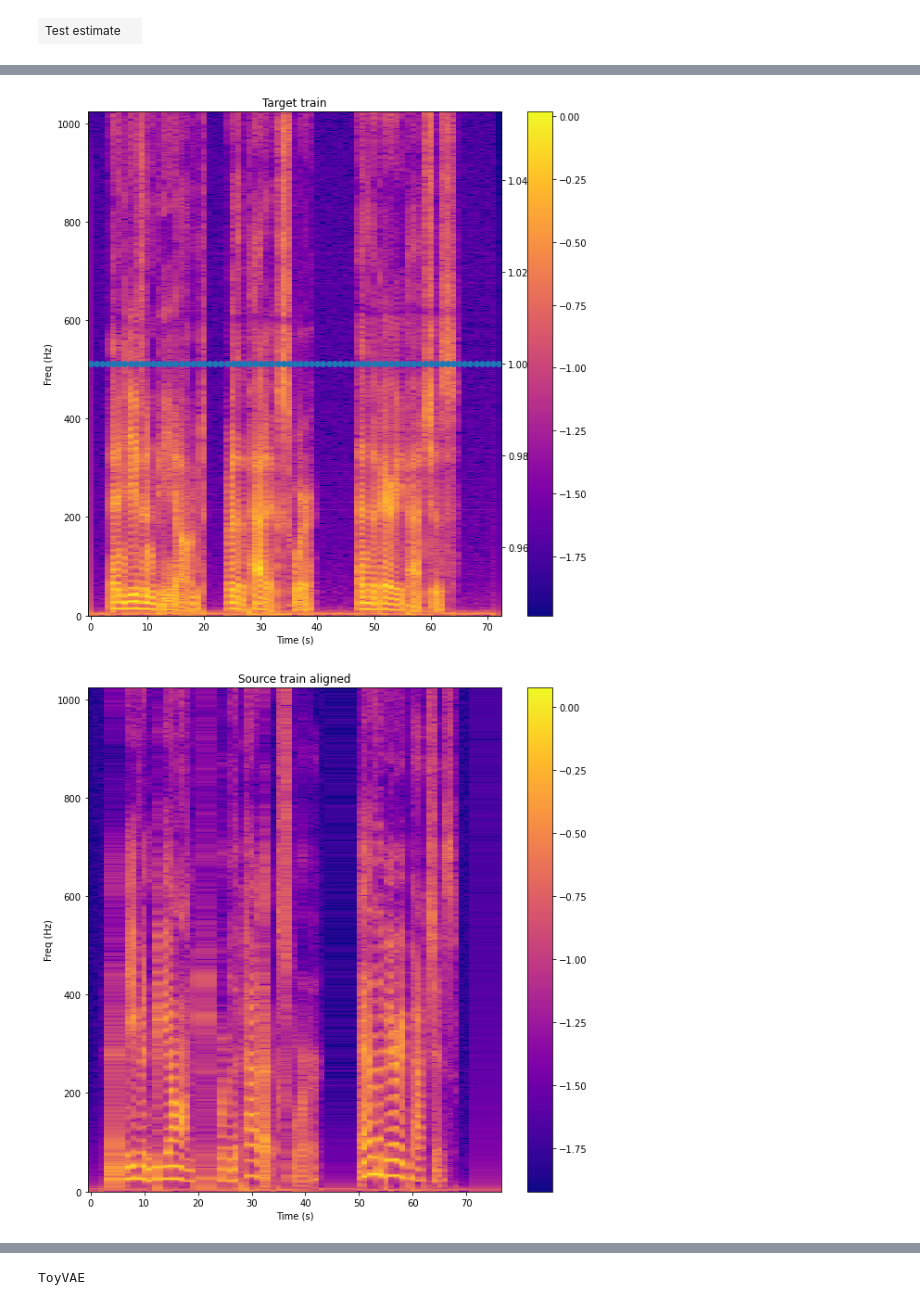
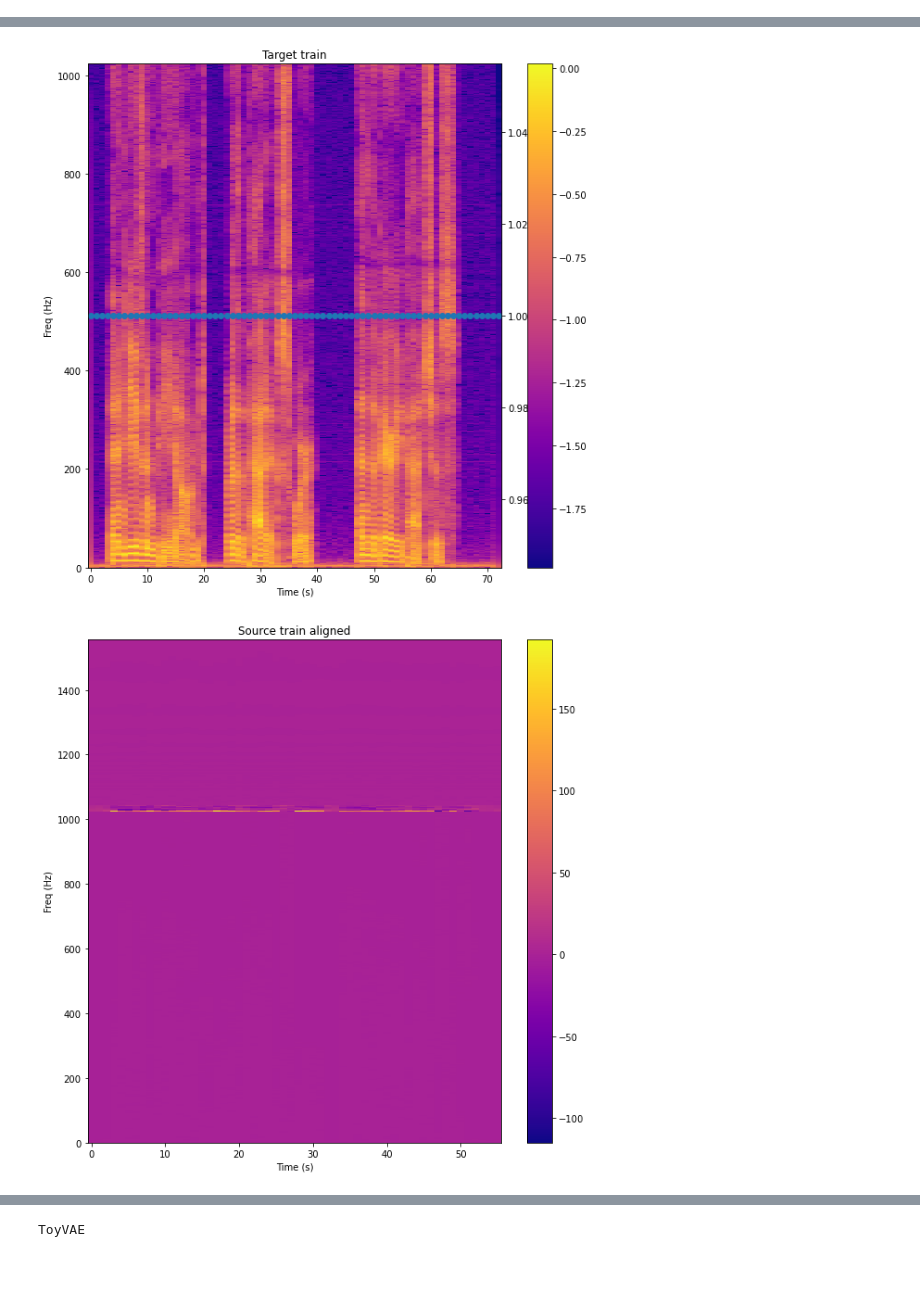
Before and after one commit to yunquian/CS-545-Project, a Jupyter notebook: model_playground.ipynb, the cells around one changed output, grey strips where cells are left out. Cells and saved outputs as stored; diff of their text form; code cells hidden in the pictures; blank space fills up the shorter version.

Commit message:
New input feature and model

```diff
--- a/model_playground.ipynb
+++ b/model_playground.ipynb
@@ -19,17 +22,20 @@ from data.metadata.vcc import (
     SanityMetadata, VCC2016TrainMetadata,
     VCC2016TrainAppendedMetadata)
 from models import save_model, load_model
-from models.vae import ToyVAE
+from models.vae import ToyVAE, MultiFeaturePerceptron
 from maml import reptile_train
-from data.transform import log_stft, db_to_amp, from_gen_model_output
+from data.transform import log_stft, db_to_amp
 from data import read_audio
-from data.dataset import TaskDataset, InputData
+from data.dataset import TaskDataset, InputData, from_gen_model_output
 from visualization import plot_spec
 from vocoder import griffin_lim
+
+plt.style.use({'figure.facecolor':'white'})
 # %%
 # meta_data = SanityMetadata()
 # meta_data = VCC2016TrainMetadata()
 meta_data = VCC2016TrainAppendedMetadata()
+ModelClass = MultiFeaturePerceptron
 # %%
 dataset = MetaDataset(meta_data)
 dataset.read_and_preprocess()
@@ -39,6 +45,6 @@ Data loaded 2021-11-21 23:38:35.806146
 # %%
 device = torch.device('cuda')
-model = ToyVAE().to(device)
+model = ModelClass().to(device)
 
 criterion = nn.MSELoss()
 # criterion = MelMSE(is_input_log_amp=False, n_mel=1024)
@@ -86,7 +92,7 @@ model performance w.r.t. train set.
 
 def learnable_test(model, train_source_filename, train_target_filename,
                    vocode=False):
-    from data.transform import to_gen_model_output
+    from data.dataset import to_gen_model_output
     def plot_selected_frames(selected_frames):
         plt.twinx()
         plt.scatter(np.arange(selected_frames.size), selected_frames)
@@ -110,7 +116,7 @@ def learnable_test(model, train_source_filename, train_target_filename,
         sound(griffin_lim(from_gen_model_output(train_y)),
                   label='Target train aligned')
     train(model, torch.from_numpy(train_x), torch.from_numpy(train_y),
-          n_iter=7000, log_period=200) # TODO: tune this
+          n_iter=9000, log_period=200) # TODO: tune this
 
     estimated = model(torch.from_numpy(train_x).transpose(0, 1).to(device))
     y = estimated.detach().cpu().numpy().T
@@ -118,5 +124,5 @@ def learnable_test(model, train_source_filename, train_target_filename,
     if vocode:
         sound(griffin_lim(from_gen_model_output(y)), label='Test estimate')
 
-learnable_test(model, meta_data.get(0, 0), meta_data.get(3, 0), vocode=True)
+learnable_test(model, meta_data.get(0, 0), meta_data.get(3, 0), vocode=False)
 # %% [output]
@@ -142,4 +146,3 @@ Pass 6800 :  0.015278123319149017
-| Test estimate |  |
 [figure]
 [figure]
-[figure, old version]
+[figure, new version]
```
Also changed, not shown: parts of 5 cells of this notebook, 4 other files.
